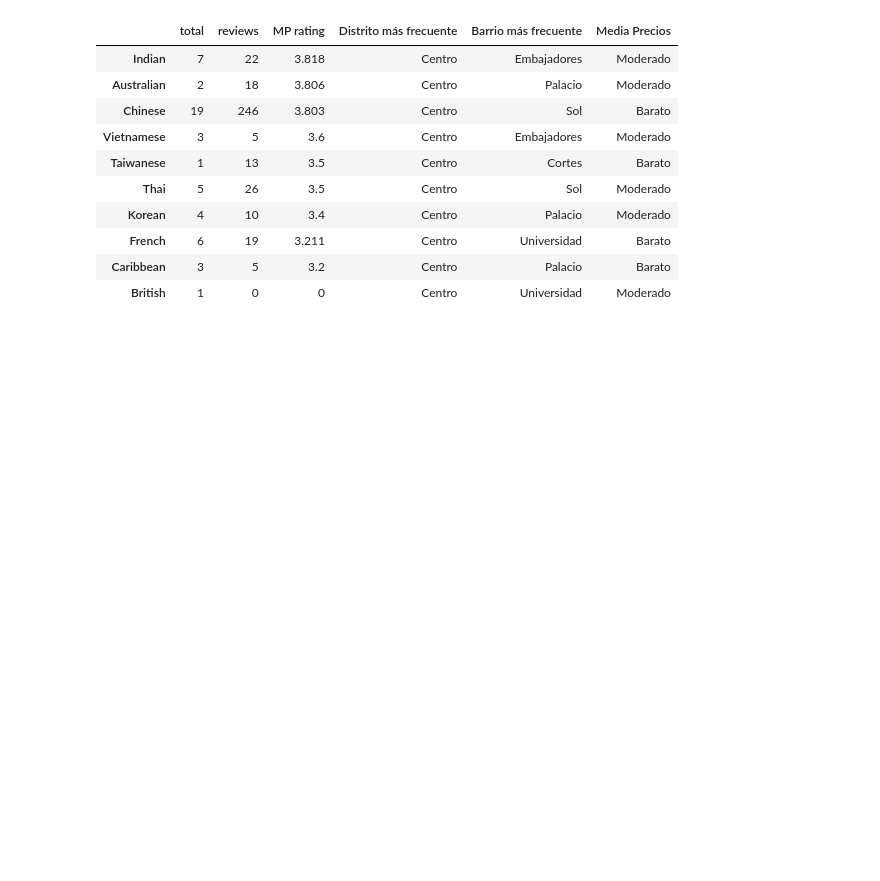
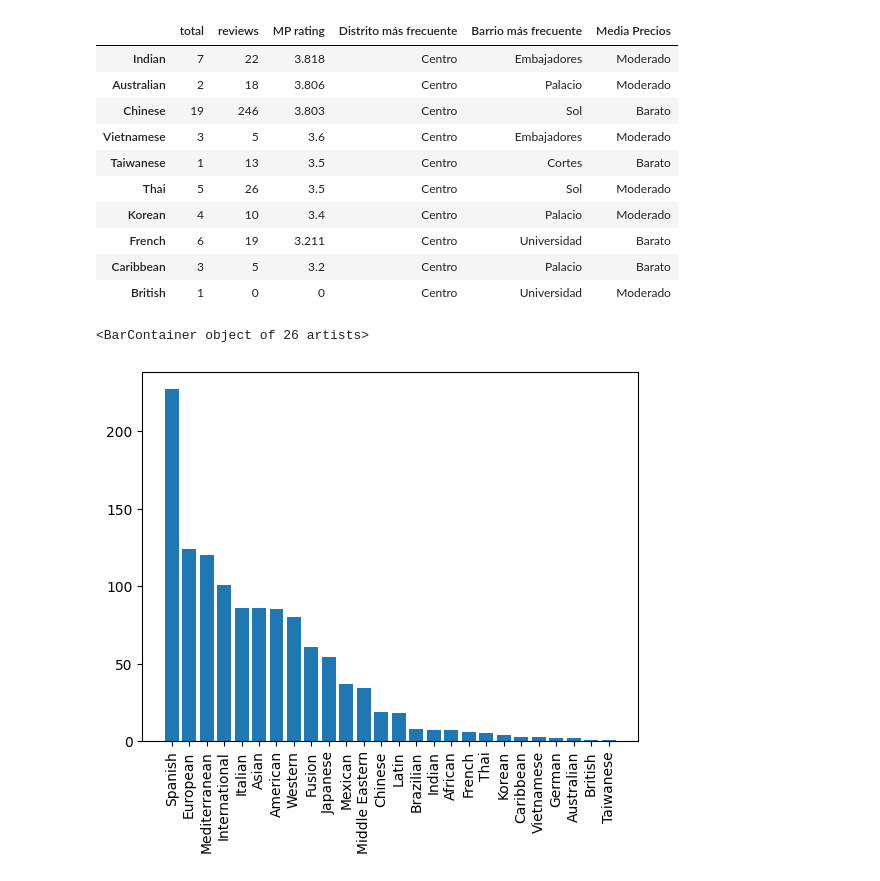
Before and after one commit to anton-p0g/ProyectoWebScrapping, a Jupyter notebook: parte2/top tipos de restaurantes/top_tipos_restuarantes.ipynb, the cells around one changed output. Cells and saved outputs as stored; diff of their text form; code cells hidden in the pictures; blank space fills up the shorter version.

Commit message:
Actualizacion tipos restaurantes

```diff
--- a/parte2/top tipos de restaurantes/top_tipos_restuarantes.ipynb
+++ b/parte2/top tipos de restaurantes/top_tipos_restuarantes.ipynb
@@ -187,3 +169,9 @@ total_rating_ordenados[-10:]
 | French | 6 | 19 | 3.211 | Centro | Universidad | Barato |
 | Caribbean | 3 | 5 | 3.2 | Centro | Palacio | Barato |
 | British | 1 | 0 | 0 | Centro | Universidad | Moderado |
+# %%
+plt.xticks(rotation=90)
+plt.bar(total_tipos_ordenados.index, total_tipos_ordenados["total"])
+# %% [output]
+<BarContainer object of 26 artists>
+[figure, added]
```
Also changed, not shown: parts of 4 cells of this notebook.
